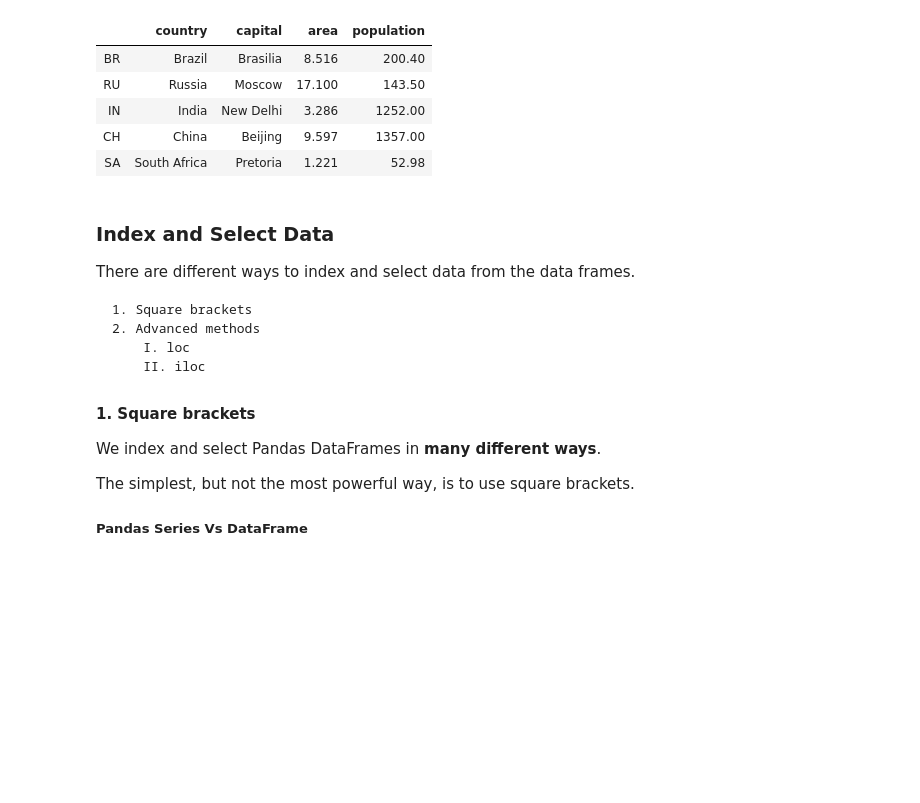
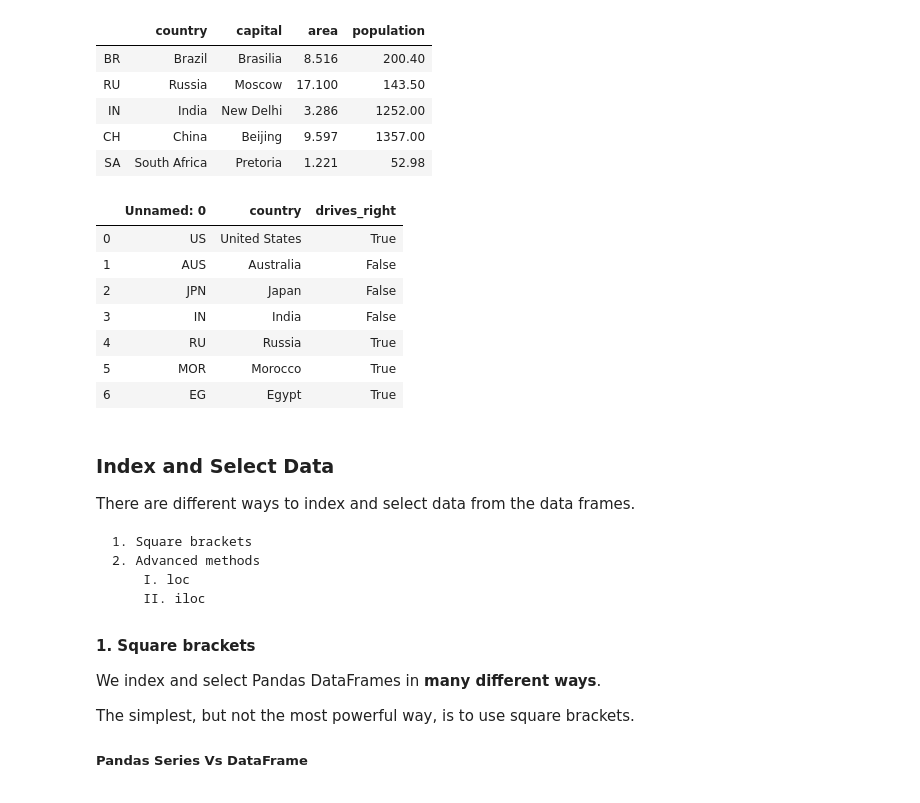
Before and after one commit to BeTKH/DataScieneinPython, a Jupyter notebook: 2. Intermediate Python.ipynb, the cells around one changed output. Cells and saved outputs as stored; diff of their text form; code cells hidden in the pictures; blank space fills up the shorter version.

```diff
--- a/2. Intermediate Python.ipynb
+++ b/2. Intermediate Python.ipynb
@@ -463,6 +478,20 @@ brics
 | IN | India | New Delhi | 3.286 | 1252.00 |
 | CH | China | Beijing | 9.597 | 1357.00 |
 | SA | South Africa | Pretoria | 1.221 | 52.98 |
+# %%
+import pandas as pds
+
+carss = pds.read_csv('cars2.csv')
+carss
+# %% [output]
+|  | Unnamed: 0 | country | drives_right |
+| 0 | US | United States | True |
+| 1 | AUS | Australia | False |
+| 2 | JPN | Japan | False |
+| 3 | IN | India | False |
+| 4 | RU | Russia | True |
+| 5 | MOR | Morocco | True |
+| 6 | EG | Egypt | True |
 # %% [markdown]
 ### Index and Select Data
 
```
Also changed, not shown: parts of 47 cells of this notebook.
